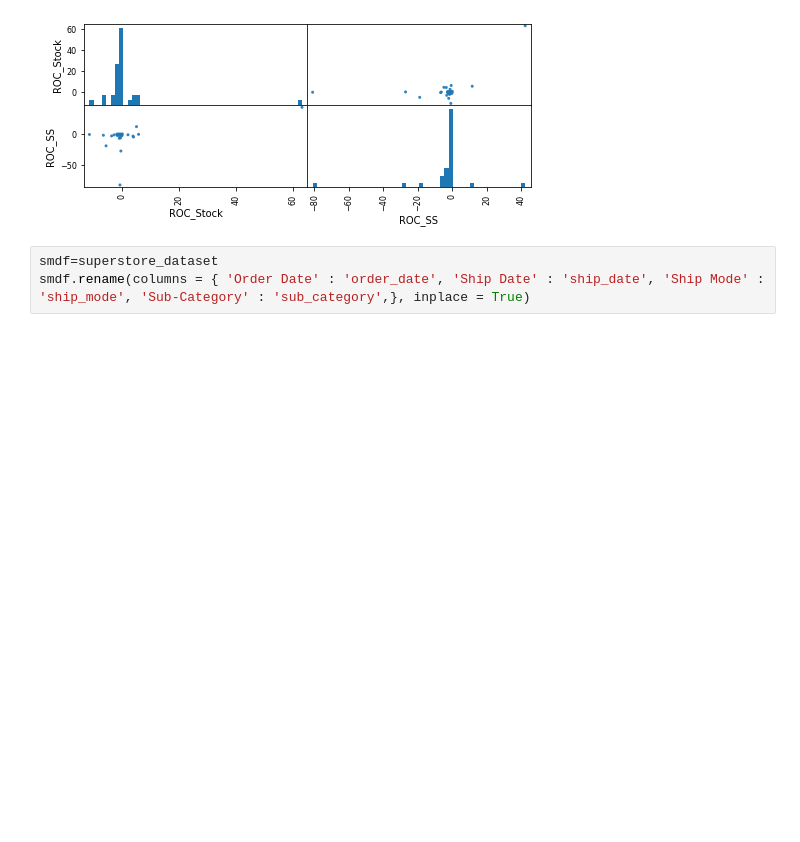
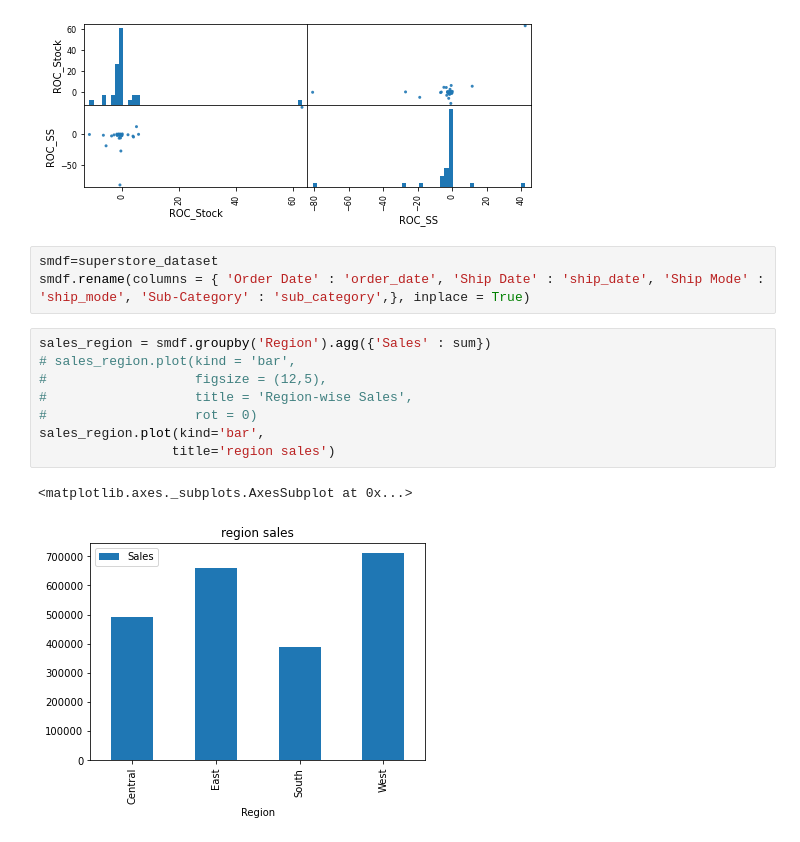
Before and after one commit to lukeyuan31/Churn_Visulization, a Jupyter notebook: Stock and Supermarket.ipynb, the cells around one changed output. Saved outputs shown, nothing was run; the diff lists cells and outputs as text; blank space fills up the shorter version.

```diff
--- a/Stock and Supermarket.ipynb
+++ b/Stock and Supermarket.ipynb
@@ -207,3 +207,14 @@ p = scatter_matrix(df_corr, alpha=0.9, hist_kwds={'bins':50}, figsize=(8,3))
 # %%
 smdf=superstore_dataset
 smdf.rename(columns = { 'Order Date' : 'order_date', 'Ship Date' : 'ship_date', 'Ship Mode' : 'ship_mode', 'Sub-Category' : 'sub_category',}, inplace = True)
+# %%
+sales_region = smdf.groupby('Region').agg({'Sales' : sum})
+# sales_region.plot(kind = 'bar',
+#                   figsize = (12,5),
+#                   title = 'Region-wise Sales',
+#                   rot = 0)
+sales_region.plot(kind='bar',
+                 title='region sales')
+# %% [output]
+<matplotlib.axes._subplots.AxesSubplot at 0x...>
+[figure, added]
```
Also changed, not shown: parts of 4 cells of this notebook.
